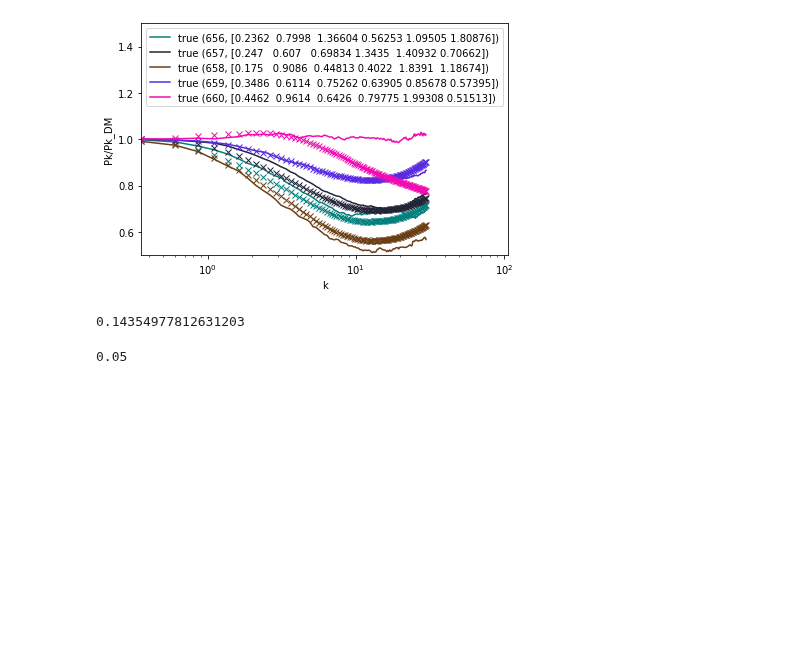
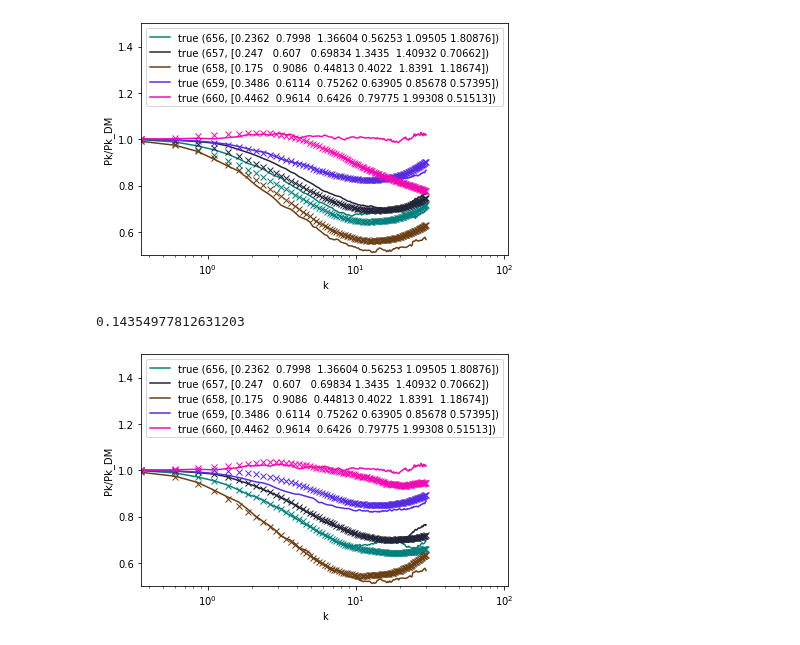
Before and after one commit to liuxx479/cosmo_dep_feedback, a Jupyter notebook: Pk_CAMELS.ipynb, the cells around one changed output. Cells and saved outputs as stored; diff of their text form; code cells hidden in the pictures; blank space fills up the shorter version.

```diff
--- a/Pk_CAMELS.ipynb
+++ b/Pk_CAMELS.ipynb
@@ -253,27 +253,28 @@ gaussian_process2 = GaussianProcessRegressor(kernel=kernel, n_restarts_optimizer
 
 ###### takes long to compute
 gaussian_process2.fit(lhc_test, r_Pk)
-
-seed(9)
-
-f, ax=subplots(1,1, figsize=(6,4))
-
-for i in range(idx_min, idx_min+5):
-
-    test_pred = (gaussian_process.predict(lhc_TNG[i].reshape(-1,1).T)).flatten()
-    test_true = Pk_0[i][:kcut]/Pk_DM_0[i][:kcut]
-    test_true = test_true.flatten()
-    icolor=rand(3)
-    ax.plot(knew, test_pred, 'x',color=icolor)#, label='pred')
-    ax.plot(knew, test_true, '-',color=icolor, label='true (%i, %s)'%(i, lhc_TNG[i]))
-
-ax.set_ylim(0.5, 1.5)
-ax.set_xlim(k[0], k[-20])
-ax.set_xscale('log')
-ax.set_xlabel('k')
-ax.set_ylabel('Pk/Pk_DM')
-ax.legend()
-plt.tight_layout()
-show()
-# %% [output]
-0.05
+# %%
+########### may have to build each bin individually
+seed(9)
+
+f, ax=subplots(1,1, figsize=(6,4))
+
+for i in range(idx_min, idx_min+5):
+
+    test_pred = (gaussian_process2.predict(lhc_TNG[i].reshape(-1,1).T)).flatten()
+    test_true = Pk_0[i][:kcut]/Pk_DM_0[i][:kcut]
+    test_true = test_true.flatten()
+    icolor=rand(3)
+    ax.plot(knew, test_pred, 'x',color=icolor)#, label='pred')
+    ax.plot(knew, test_true, '-',color=icolor, label='true (%i, %s)'%(i, lhc_TNG[i]))
+
+ax.set_ylim(0.5, 1.5)
+ax.set_xlim(k[0], k[-20])
+ax.set_xscale('log')
+ax.set_xlabel('k')
+ax.set_ylabel('Pk/Pk_DM')
+ax.legend()
+plt.tight_layout()
+show()
+# %% [output]
+[figure, added]
```
